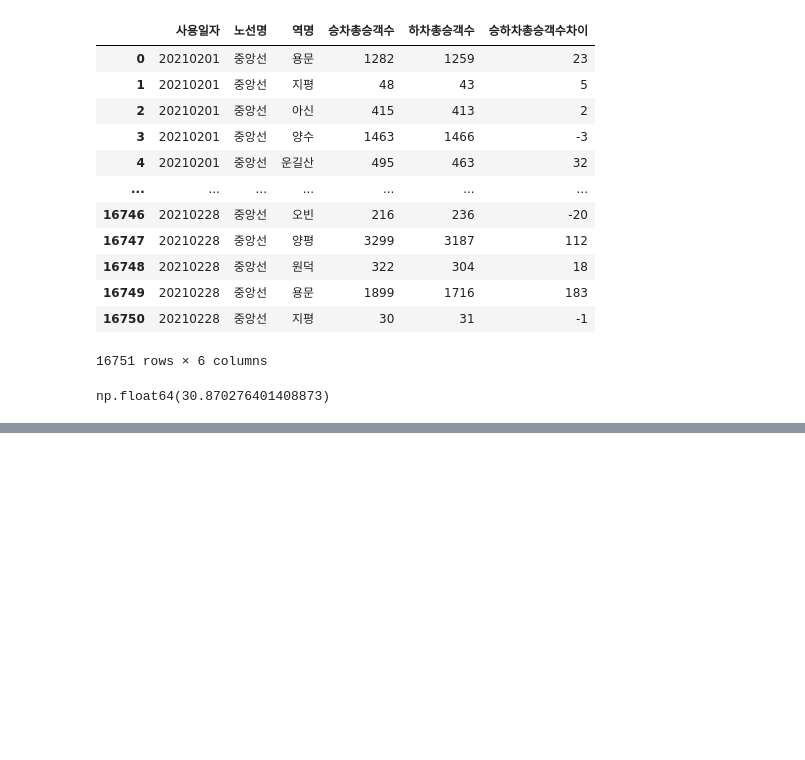
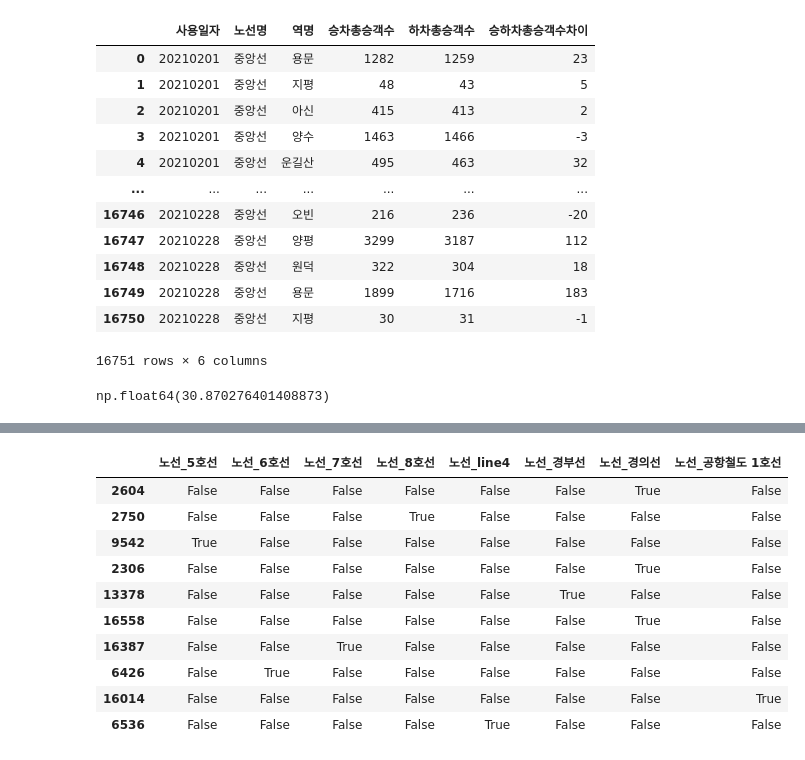
Before and after one commit to gayeoniee/data_anal_rep, a Jupyter notebook: 8. 데이터전처리2.ipynb, the cells around one changed output, grey strips where cells are left out. Saved outputs shown, nothing was run; the diff lists cells and outputs as text; code cells hidden in the pictures; blank space fills up the shorter version.

```diff
--- a/8. 데이터전처리2.ipynb
+++ b/8. 데이터전처리2.ipynb
@@ -710,0 +754,17 @@ sample_df
+# %%
+# 원핫인코딩 (get_dummies())  -  하나의 유일한 값으로 인코딩 (숫자로 바꿔주는 것! 굳이 문자로 처리할 필요가 없으니까)
+# 하나만 True, 나머지는 False -> 1과 0으로 변환 -> 처리 속도 up
+dummies = pd.get_dummies(sample_df['노선명'], prefix='노선')
+dummies
+# %% [output]
+|  | 노선_5호선 | 노선_6호선 | 노선_7호선 | 노선_8호선 | 노선_line4 | 노선_경부선 | 노선_경의선 | 노선_공항철도 1호선 |
+| 2604 | False | False | False | False | False | False | True | False |
+| 2750 | False | False | False | True | False | False | False | False |
+| 9542 | True | False | False | False | False | False | False | False |
+| 2306 | False | False | False | False | False | False | True | False |
+| 13378 | False | False | False | False | False | True | False | False |
+| 16558 | False | False | False | False | False | False | True | False |
+| 16387 | False | False | True | False | False | False | False | False |
+| 6426 | False | True | False | False | False | False | False | False |
+| 16014 | False | False | False | False | False | False | False | True |
+| 6536 | False | False | False | False | True | False | False | False |
```
Also changed, not shown: parts of 11 cells of this notebook.
